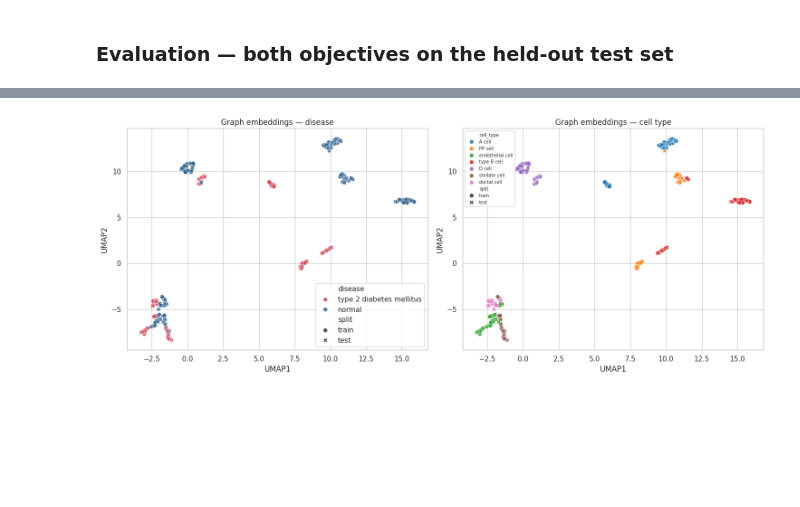
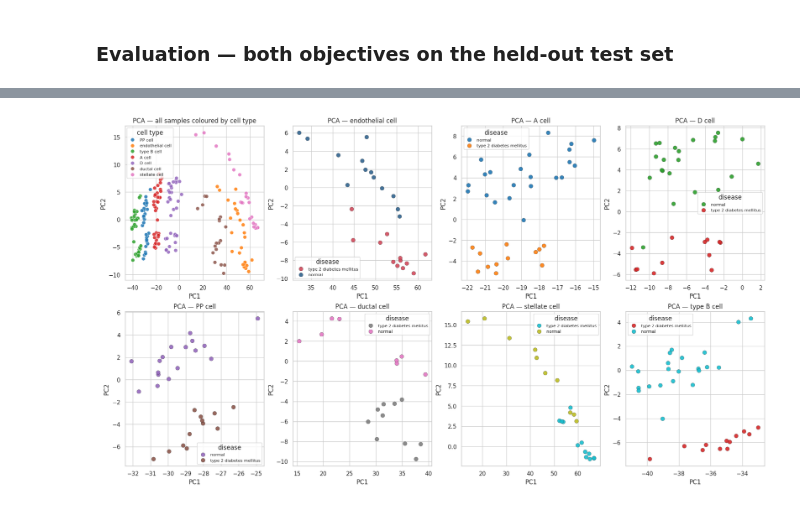
Before and after one commit to Multiomics-Analytics-Group/gea, a Jupyter notebook: docs/tutorial/tutorial-t2d.ipynb, the cells around one changed output, grey strips where cells are left out. Cells and saved outputs as stored; diff of their text form; code cells hidden in the pictures; blank space fills up the shorter version.

```diff
--- a/docs/tutorial/tutorial-t2d.ipynb
+++ b/docs/tutorial/tutorial-t2d.ipynb
@@ -634,33 +605,75 @@ plt.tight_layout(); plt.show()
 # %%
-import umap, numpy as np, pandas as pd, matplotlib.pyplot as plt, seaborn as sns
+from sklearn.decomposition import PCA
 
 gnn.eval()
-Z, zy, zyc, split = [], [], [], []
-def _collect(loader, tag):
-    with torch.no_grad():
-        for batch in loader:
-            batch = batch.to(device)
-            _, z_graph = gnn.encode(batch)
-            Z.append(z_graph.cpu().numpy())
-            zy.extend(batch.y.cpu().tolist()); zyc.extend(batch.y_ct.cpu().tolist())
-            split.extend([tag] * batch.num_graphs)
-_collect(train_loader, "train"); _collect(test_loader, "test")
-Z = np.concatenate(Z); coords = umap.UMAP(n_components=2, random_state=42).fit_transform(Z)
+Z, zy, zyc = [], [], []
+with torch.no_grad():
+    for batch in train_loader:
+        batch = batch.to(device)
+        _, z_graph = gnn.encode(batch)
+        Z.append(z_graph.cpu().numpy())
+        zy.extend(batch.y.cpu().tolist())
+        zyc.extend(batch.y_ct.cpu().tolist())
 
-df = pd.DataFrame(coords, columns=["UMAP1", "UMAP2"])
-df["disease"]   = [disease_names[i] for i in zy]
-df["cell_type"] = [ct_names[i].replace("pancreatic ", "") for i in zyc]
-df["split"]     = split
+    for batch in test_loader:
+        batch = batch.to(device)
+        _, z_graph = gnn.encode(batch)
+        Z.append(z_graph.cpu().numpy())
+        zy.extend(batch.y.cpu().tolist())
+        zyc.extend(batch.y_ct.cpu().tolist())
 
-fig, ax = plt.subplots(1, 2, figsize=(15, 6))
-sns.scatterplot(data=df, x="UMAP1", y="UMAP2", hue="disease", style="split",
-                palette={"normal": "#30638e", "type 2 diabetes mellitus": "#d1495b"},
-                markers={"train": "o", "test": "X"}, s=45, alpha=.85, ax=ax[0])
-ax[0].set_title("Graph embeddings — disease")
-sns.scatterplot(data=df, x="UMAP1", y="UMAP2", hue="cell_type", style="split",
-                palette=sns.color_palette("tab10", df["cell_type"].nunique()),
-                markers={"train": "o", "test": "X"}, s=45, alpha=.85, ax=ax[1])
-ax[1].set_title("Graph embeddings — cell type"); ax[1].legend(fontsize=7, ncol=1)
-plt.tight_layout(); plt.show()
+Z = np.concatenate(Z, axis=0)
+coords = PCA(n_components=2, random_state=42).fit_transform(Z)
+
+cell_type_short = [ct.replace("pancreatic ", "") for ct in ct_names]
+df = pd.DataFrame(coords, columns=["PC1", "PC2"])
+df["disease"] = [disease_names[i] for i in zy]
+df["cell_type"] = [cell_type_short[i] for i in zyc]
+
+disease_palettes = [
+    {"normal": "#30638e", "type 2 diabetes mellitus": "#d1495b"},
+    {"normal": "#1f77b4", "type 2 diabetes mellitus": "#ff7f0e"},
+    {"normal": "#2ca02c", "type 2 diabetes mellitus": "#d62728"},
+    {"normal": "#9467bd", "type 2 diabetes mellitus": "#8c564b"},
+    {"normal": "#e377c2", "type 2 diabetes mellitus": "#7f7f7f"},
+    {"normal": "#bcbd22", "type 2 diabetes mellitus": "#17becf"},
+    {"normal": "#17becf", "type 2 diabetes mellitus": "#d62728"},
+]
+
+fig, axes = plt.subplots(2, 4, figsize=(18, 10), constrained_layout=True)
+axes = axes.ravel()
+
+sns.scatterplot(
+    data=df,
+    x="PC1",
+    y="PC2",
+    hue="cell_type",
+    palette=sns.color_palette("tab10", len(cell_type_short)),
+    s=50,
+    alpha=0.85,
+    ax=axes[0],
+)
+axes[0].set_title("PCA — all samples coloured by cell type")
+axes[0].legend(title="cell type", fontsize=8, bbox_to_anchor=(0.36, 1), loc="upper right")
+
+for i, ct in enumerate(cell_type_short):
+    ax = axes[i + 1]
+    subset = df[df["cell_type"] == ct]
+    sns.scatterplot(
+        data=subset,
+        x="PC1",
+        y="PC2",
+        hue="disease",
+        palette=disease_palettes[i],
+        s=60,
+        alpha=0.9,
+        edgecolor="k",
+        linewidth=0.3,
+        ax=ax,
+    )
+    ax.set_title(f"PCA — {ct}")
+    ax.legend(title="disease", fontsize=8)
+
+plt.show()
 # %% [output]
-[figure, old version]
+[figure, new version]
```
Also changed, not shown: parts of 8 cells of this notebook.
